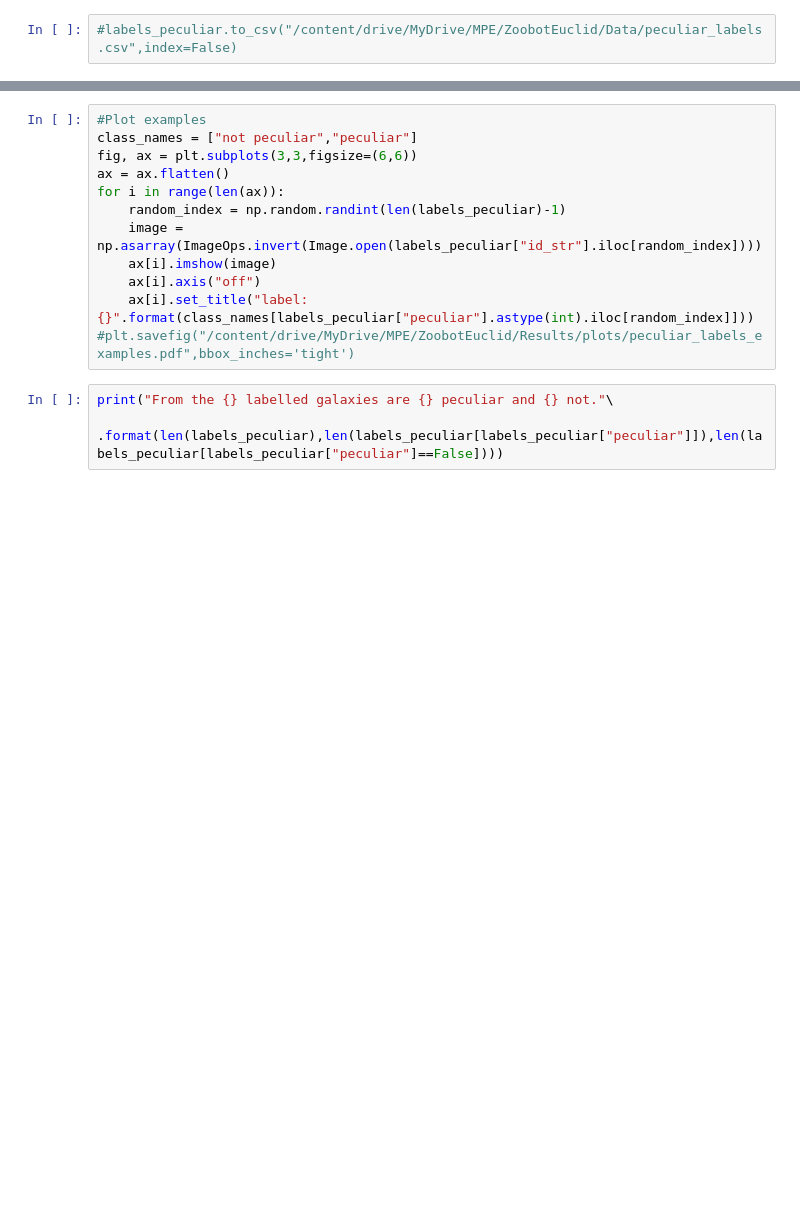
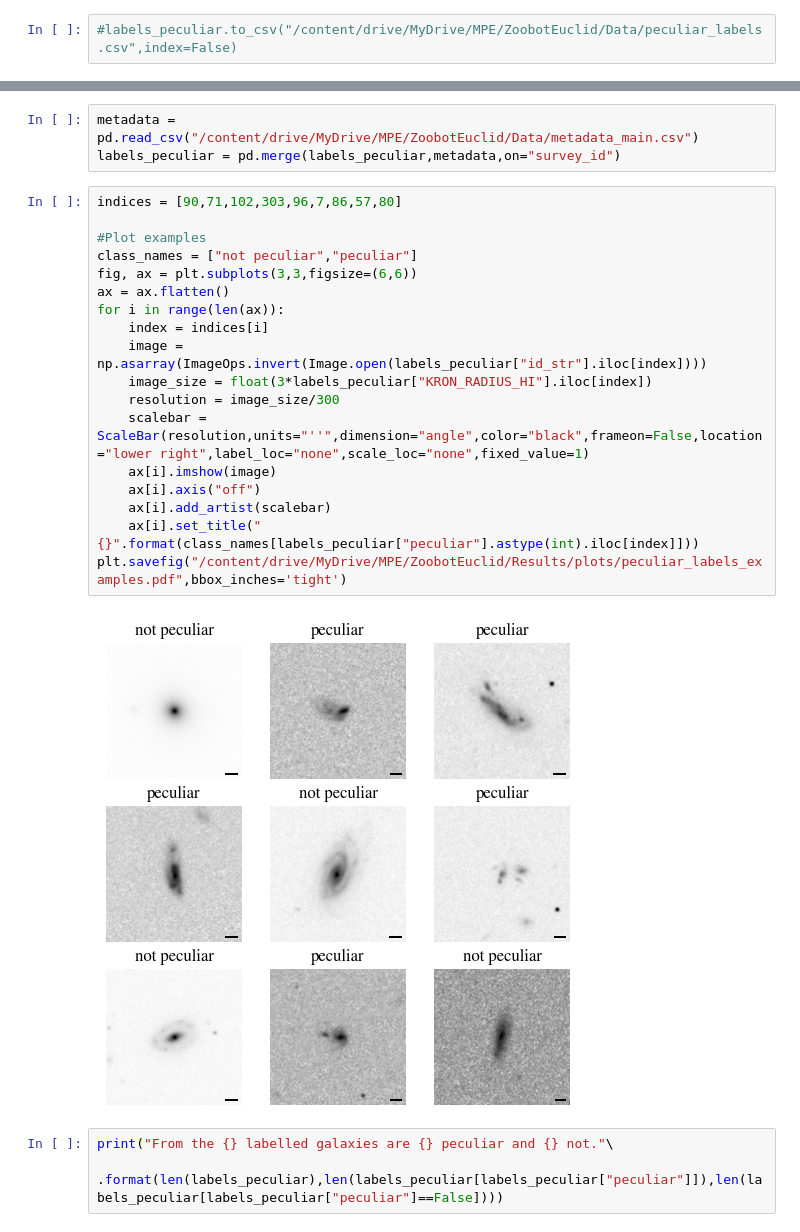
Before and after one commit to baussel/ZoobotEuclid, a Jupyter notebook: Zoobot_Finetuning_Example_Peculiar.ipynb, the cells around one changed output, grey strips where cells are left out. Drawn from its saved outputs; the diff is of its cells as text; blank space fills up the shorter version.

```diff
--- a/Zoobot_Finetuning_Example_Peculiar.ipynb
+++ b/Zoobot_Finetuning_Example_Peculiar.ipynb
@@ -232,15 +248,26 @@ labels_peculiar[0:10]
+# %%
+metadata = pd.read_csv("/content/drive/MyDrive/MPE/ZoobotEuclid/Data/metadata_main.csv")
+labels_peculiar = pd.merge(labels_peculiar,metadata,on="survey_id")
 # %%
+indices = [90,71,102,303,96,7,86,57,80]
+
 #Plot examples
 class_names = ["not peculiar","peculiar"]
 fig, ax = plt.subplots(3,3,figsize=(6,6))
 ax = ax.flatten()
 for i in range(len(ax)):
-    random_index = np.random.randint(len(labels_peculiar)-1)
-    image = np.asarray(ImageOps.invert(Image.open(labels_peculiar["id_str"].iloc[random_index])))
+    index = indices[i]
+    image = np.asarray(ImageOps.invert(Image.open(labels_peculiar["id_str"].iloc[index])))
+    image_size = float(3*labels_peculiar["KRON_RADIUS_HI"].iloc[index])
+    resolution = image_size/300
+    scalebar = ScaleBar(resolution,units="''",dimension="angle",color="black",frameon=False,location="lower right",label_loc="none",scale_loc="none",fixed_value=1)
     ax[i].imshow(image)
     ax[i].axis("off")
-    ax[i].set_title("label: {}".format(class_names[labels_peculiar["peculiar"].astype(int).iloc[random_index]]))
-#plt.savefig("/content/drive/MyDrive/MPE/ZoobotEuclid/Results/plots/peculiar_labels_examples.pdf",bbox_inches='tight')
+    ax[i].add_artist(scalebar)
+    ax[i].set_title("{}".format(class_names[labels_peculiar["peculiar"].astype(int).iloc[index]]))
+plt.savefig("/content/drive/MyDrive/MPE/ZoobotEuclid/Results/plots/peculiar_labels_examples.pdf",bbox_inches='tight')
+# %% [output]
+[figure, added]
 # %%
 print("From the {} labelled galaxies are {} peculiar and {} not."\
       .format(len(labels_peculiar),len(labels_peculiar[labels_peculiar["peculiar"]]),len(labels_peculiar[labels_peculiar["peculiar"]==False])))
```
Also changed, not shown: parts of 10 cells of this notebook.
